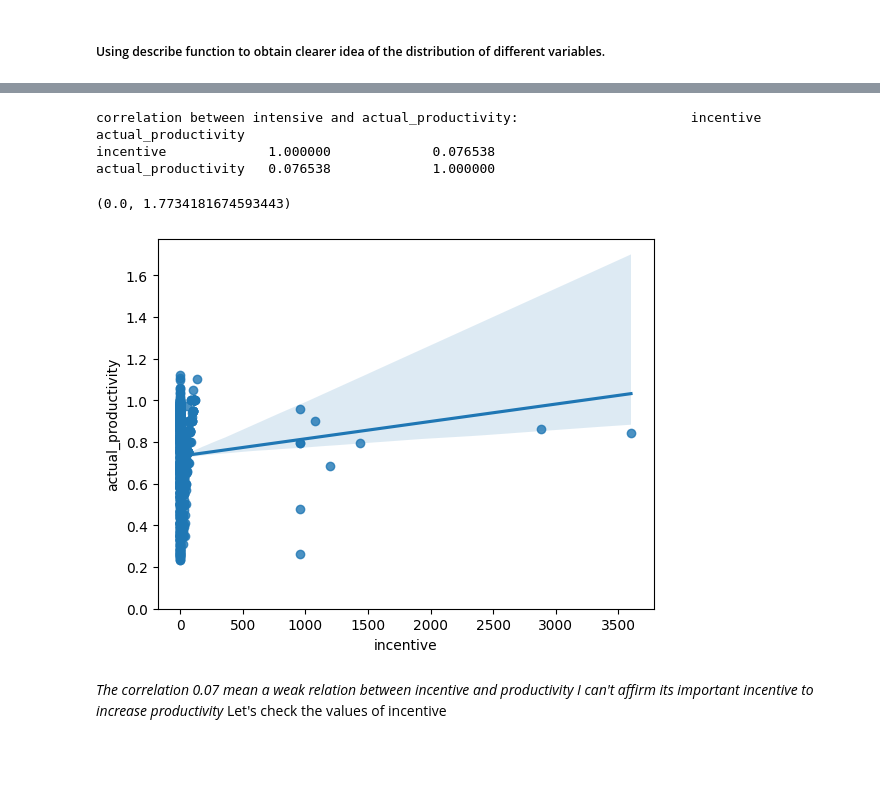
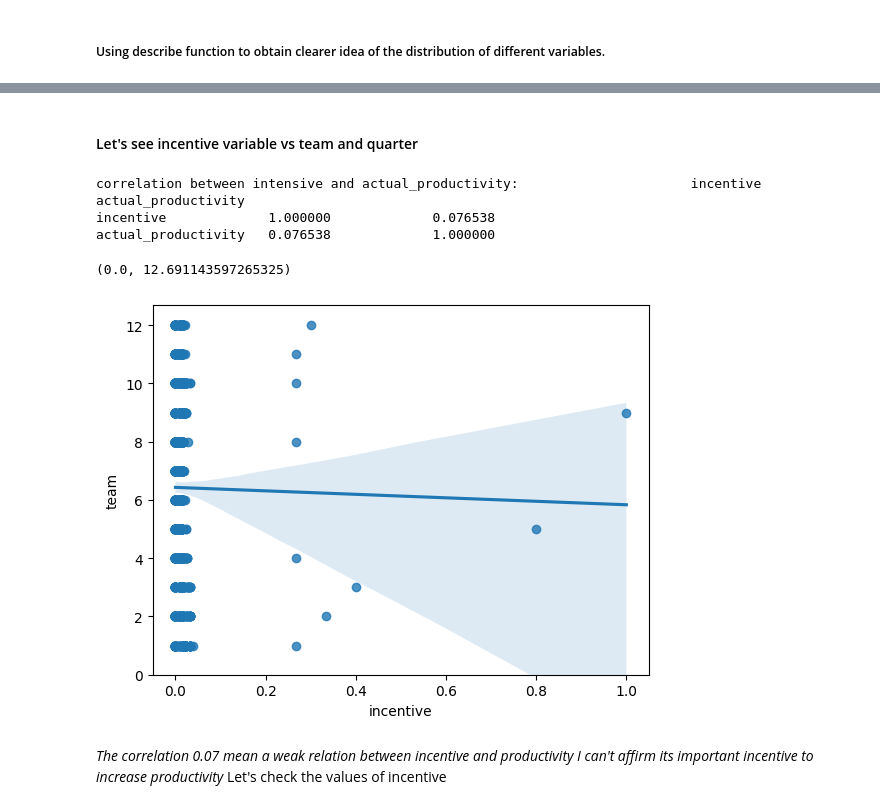
Before and after one commit to irenediaz1974/Portfolio2023, a Jupyter notebook: Project1/data_analysis.ipynb, the cells around one changed output, grey strips where cells are left out. Saved outputs shown, nothing was run; the diff lists cells and outputs as text; code cells hidden in the pictures; blank space fills up the shorter version.

```diff
--- a/Project1/data_analysis.ipynb
+++ b/Project1/data_analysis.ipynb
@@ -121,0 +125,9 @@ df_garments.describe()
+# %%
+#Simple featuring scaling
+df_garments["incentive"]=df_garments["incentive"]/df_garments["incentive"].max()
+df_garments.head
+# %%
+
+# min-max normalization
+df_garments["incentive"]=(df_garments["incentive"] - df_garments["incentive"].min()) / (df_garments["incentive"].max()-df_garments["incentive"].min())
+df_incentive= df_garments[df_garments["incentive"] > 0]
@@ -122,14 +150,16 @@ df_garments.describe()
+# %% [markdown]
+#### Let's see incentive variable vs team and quarter
 # %%
 
-print ("correlation between intensive and actual_productivity:" , df_garments[["incentive", "actual_productivity"]].corr())
-sns.regplot(x="incentive", y="actual_productivity", data=df_garments)
+
+sns.regplot( x="incentive", y="team", data=df_garments)
 plt.ylim(0,)
 # %% [output]
 correlation between intensive and actual_productivity:                      incentive  actual_productivity
 incentive             1.000000             0.076538
 actual_productivity   0.076538             1.000000
-(0.0, 1.7734181674593443)
+(0.0, 12.691143597265325)
-[figure, old version]
+[figure, new version]
 # %% [markdown]
 *The correlation 0.07 mean a weak relation between incentive and productivity I can't affirm its important incentive to increase productivity*
 Let's check the values of incentive
```
Also changed, not shown: parts of 24 cells of this notebook, 3 other files.
